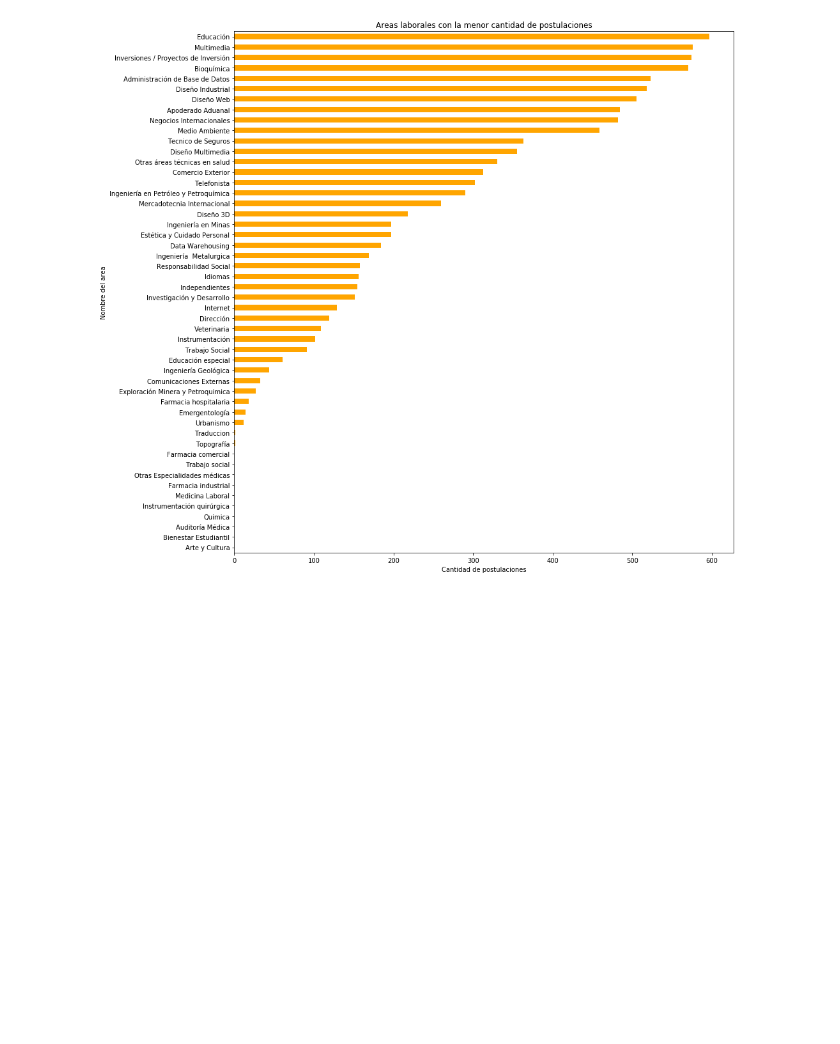
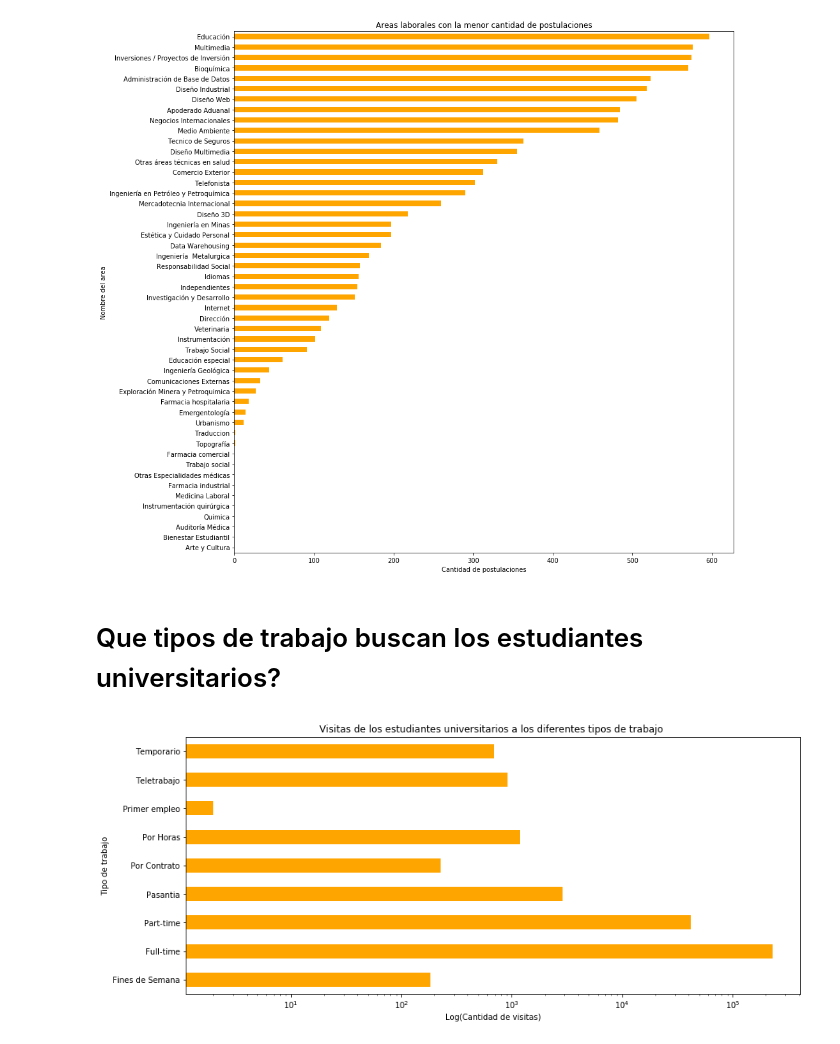
Before and after one commit to PRPablo/dataJobSearches, a Jupyter notebook: exploratoryAnalysis/tp_seba.ipynb, the cells around one changed output. Drawn from its saved outputs; the diff is of its cells as text; code cells hidden in the pictures; blank space fills up the shorter version.

```diff
--- a/exploratoryAnalysis/tp_seba.ipynb
+++ b/exploratoryAnalysis/tp_seba.ipynb
@@ -7,4 +11,11 @@ import matplotlib.pyplot as plt
 # %%
+usuarios_educacion   = pd.read_csv('../data/fiuba_1_postulantes_educacion.csv', dtype = {
+    'nombre': 'category',
+    'estado': 'category'
+})
+usuarios_sexo_y_edad = pd.read_csv('../data/fiuba_2_postulantes_genero_y_edad.csv', dtype = {
+    'sexo': 'category'
+})
 avisos_detalles      = pd.read_csv('../data/fiuba_6_avisos_detalle.csv', dtype= {                                                                            'nombre_zona': 'category',
     'ciudad': 'category',
     'tipo_de_trabajo': 'category',
@@ -16,3 +29,8 @@ avisos_postulaciones = pd.read_csv('../data/fiuba_4_postulaciones.csv', parse_da
+# %%
+usuarios_detalle                          = pd.merge(usuarios_educacion          , usuarios_sexo_y_edad, how='inner', left_on='idpostulante', right_on='idpostulante')
+postulaciones_a_avisos_con_su_detalle     = pd.merge(avisos_postulaciones        , avisos_detalles     , how='inner', left_on='idaviso'     , right_on='idaviso')
+visitas_con_detalle_de_aviso              = pd.merge(avisos_visitas              , avisos_detalles     , how='inner', left_on='idAviso'     , right_on='idaviso')
+visitas_con_detalle_de_aviso_y_usuario    = pd.merge(visitas_con_detalle_de_aviso, usuarios_detalle    , how='inner', left_on='idpostulante', right_on='idpostulante')
 # %% [markdown]
 # Cantidad de avisos en los diferentes niveles laborales
 # %%
@@ -66,3 +81,18 @@ ax.set_xlabel('Cantidad de postulaciones');
 ax.set_ylabel('Nombre del area');
 # %% [output]
 [figure]
+# %% [markdown]
+# Que tipos de trabajo buscan los estudiantes universitarios?
+# %%
+ax = plt.gca()
+(visitas_con_detalle_de_aviso_y_usuario[                                          \
+    (visitas_con_detalle_de_aviso_y_usuario.estado == 'En Curso'     ) &
+    (visitas_con_detalle_de_aviso_y_usuario.nombre == 'Universitario')
+])                                                                                \
+        .groupby(['tipo_de_trabajo'])['idaviso'].count()\
+        .plot(kind='barh', color='orange', figsize=(14,6), logx=True, title='Visitas de los estudiantes universitarios a los diferentes tipos de trabajo ')
+
+ax.set_xlabel('Log(Cantidad de visitas)');
+ax.set_ylabel('Tipo de trabajo');
+# %% [output]
+[figure, added]
```
Also changed, not shown: parts of 6 cells of this notebook.
